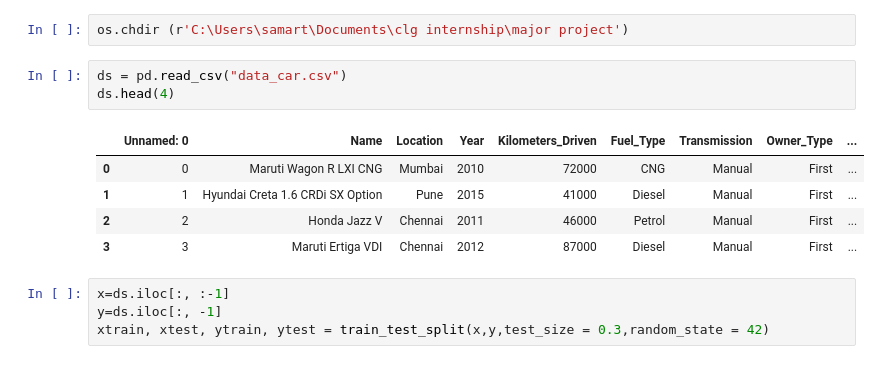
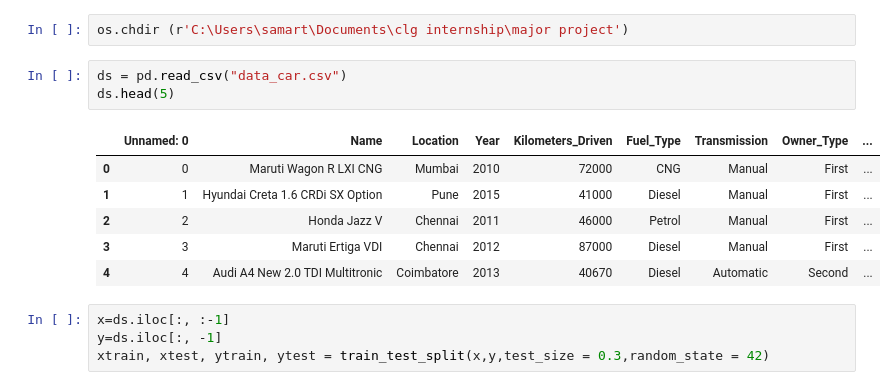
Before and after one commit to samart-KAOS/used_car_price_prediction, a Jupyter notebook: used_car.ipynb, the cells around one changed output. Saved outputs shown, nothing was run; the diff lists cells and outputs as text.

```diff
--- a/used_car.ipynb
+++ b/used_car.ipynb
@@ -17,13 +17,14 @@ from sklearn.metrics import r2_score
 os.chdir (r'C:\Users\samart\Documents\clg internship\major project')
 # %%
 ds = pd.read_csv("data_car.csv")
-ds.head(4)
+ds.head(5)
 # %% [output]
 |  | Unnamed: 0 | Name | Location | Year | Kilometers_Driven | Fuel_Type | Transmission | Owner_Type | ... |
 | 0 | 0 | Maruti Wagon R LXI CNG | Mumbai | 2010 | 72000 | CNG | Manual | First | ... |
 | 1 | 1 | Hyundai Creta 1.6 CRDi SX Option | Pune | 2015 | 41000 | Diesel | Manual | First | ... |
 | 2 | 2 | Honda Jazz V | Chennai | 2011 | 46000 | Petrol | Manual | First | ... |
 | 3 | 3 | Maruti Ertiga VDI | Chennai | 2012 | 87000 | Diesel | Manual | First | ... |
+| 4 | 4 | Audi A4 New 2.0 TDI Multitronic | Coimbatore | 2013 | 40670 | Diesel | Automatic | Second | ... |
 # %%
 x=ds.iloc[:, :-1]
 y=ds.iloc[:, -1]
```
Also changed, not shown: parts of 4 cells of this notebook.
